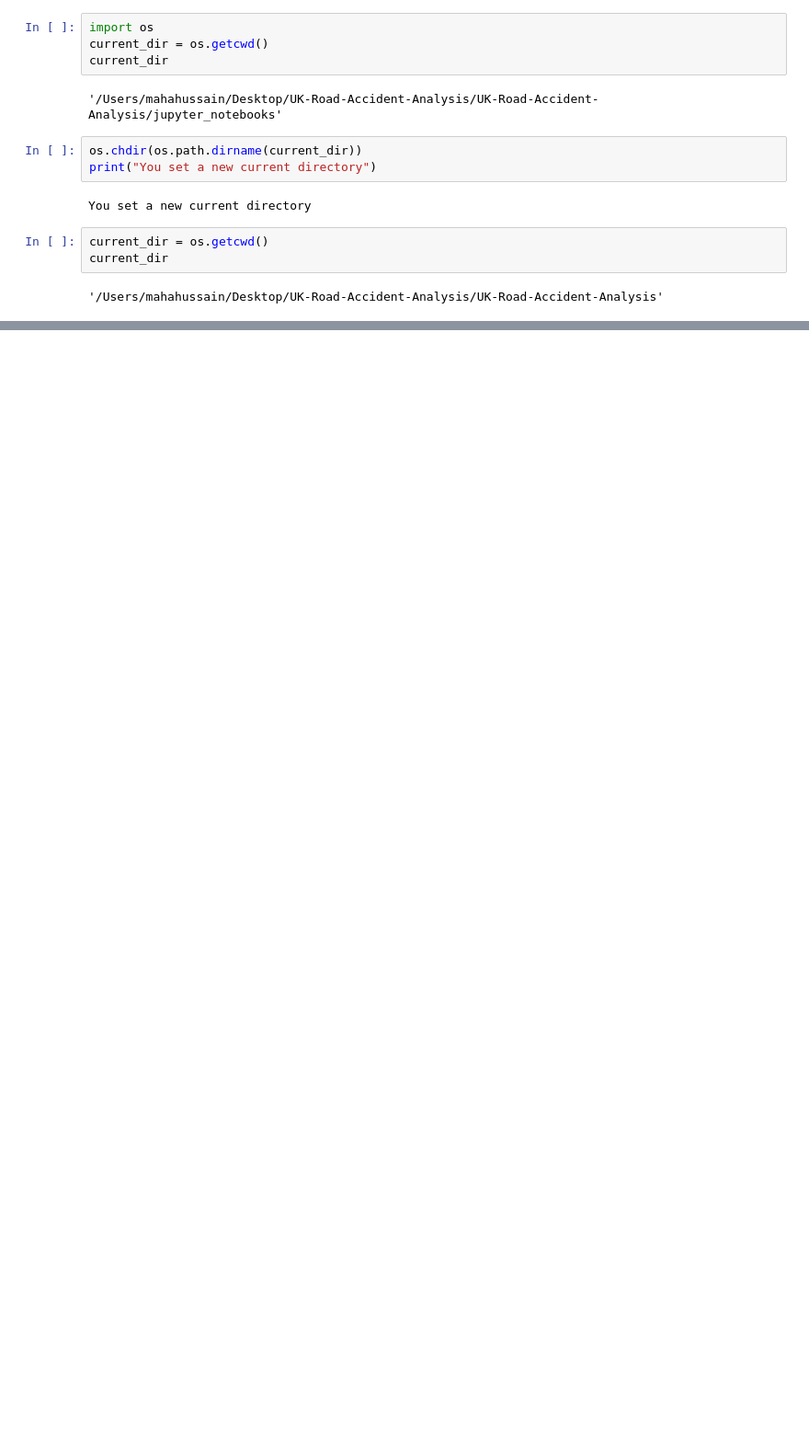
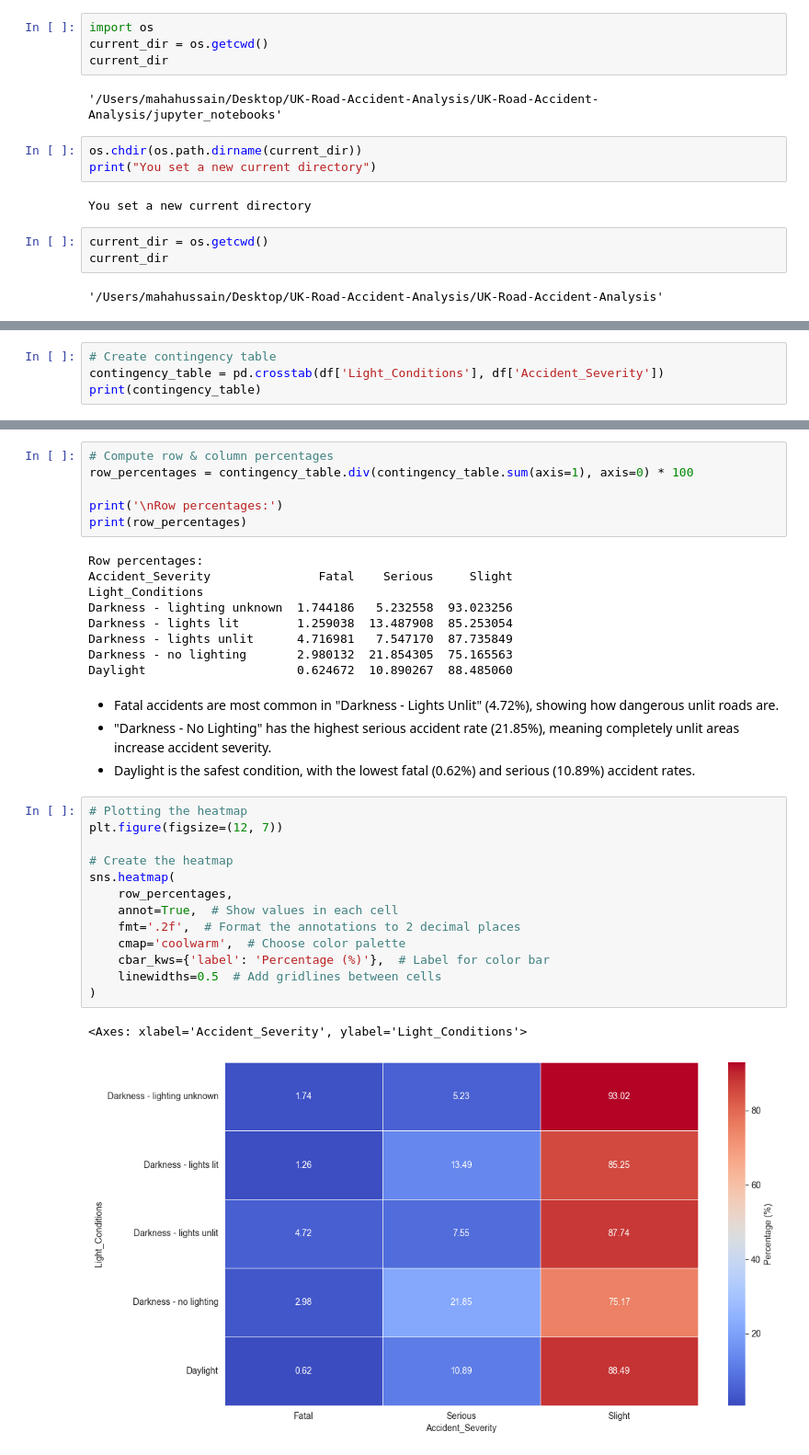
Before and after one commit to MahaSci/UK-Road-Accident-Analysis, a Jupyter notebook: jupyter_notebooks/06_Hypothesis_Testing_Categorical.ipynb, the cells around one changed output, grey strips where cells are left out. Shown at 92% size. Cells and saved outputs as stored; diff of their text form; blank space fills up the shorter version.

```diff
--- a/jupyter_notebooks/06_Hypothesis_Testing_Categorical.ipynb
+++ b/jupyter_notebooks/06_Hypothesis_Testing_Categorical.ipynb
@@ -54,0 +207,4 @@ import plotly.express as px
+# %%
+# Create contingency table
+contingency_table = pd.crosstab(df['Light_Conditions'], df['Accident_Severity'])
+print(contingency_table)
@@ -54,0 +219,35 @@ import plotly.express as px
+# %%
+# Compute row & column percentages
+row_percentages = contingency_table.div(contingency_table.sum(axis=1), axis=0) * 100
+
+print('\nRow percentages:')
+print(row_percentages)
+# %% [output]
+Row percentages:
+Accident_Severity               Fatal    Serious     Slight
+Light_Conditions
+Darkness - lighting unknown  1.744186   5.232558  93.023256
+Darkness - lights lit        1.259038  13.487908  85.253054
+Darkness - lights unlit      4.716981   7.547170  87.735849
+Darkness - no lighting       2.980132  21.854305  75.165563
+Daylight                     0.624672  10.890267  88.485060
+# %% [markdown]
+- Fatal accidents are most common in "Darkness - Lights Unlit" (4.72%), showing how dangerous unlit roads are.
+- "Darkness - No Lighting" has the highest serious accident rate (21.85%), meaning completely unlit areas increase accident severity.
+- Daylight is the safest condition, with the lowest fatal (0.62%) and serious (10.89%) accident rates.
+# %%
+# Plotting the heatmap
+plt.figure(figsize=(12, 7))
+
+# Create the heatmap
+sns.heatmap(
+    row_percentages,
+    annot=True,  # Show values in each cell
+    fmt='.2f',  # Format the annotations to 2 decimal places
+    cmap='coolwarm',  # Choose color palette
+    cbar_kws={'label': 'Percentage (%)'},  # Label for color bar
+    linewidths=0.5  # Add gridlines between cells
+)
+# %% [output]
+<Axes: xlabel='Accident_Severity', ylabel='Light_Conditions'>
+[figure, added]
```
Also changed, not shown: parts of 22 cells of this notebook, 1 other file.
